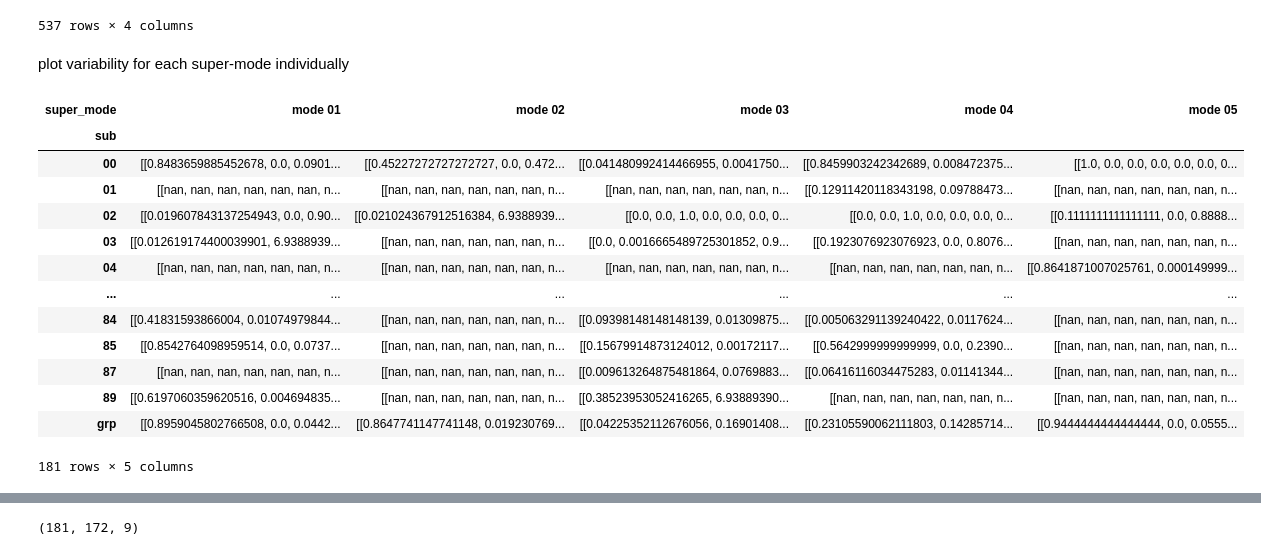
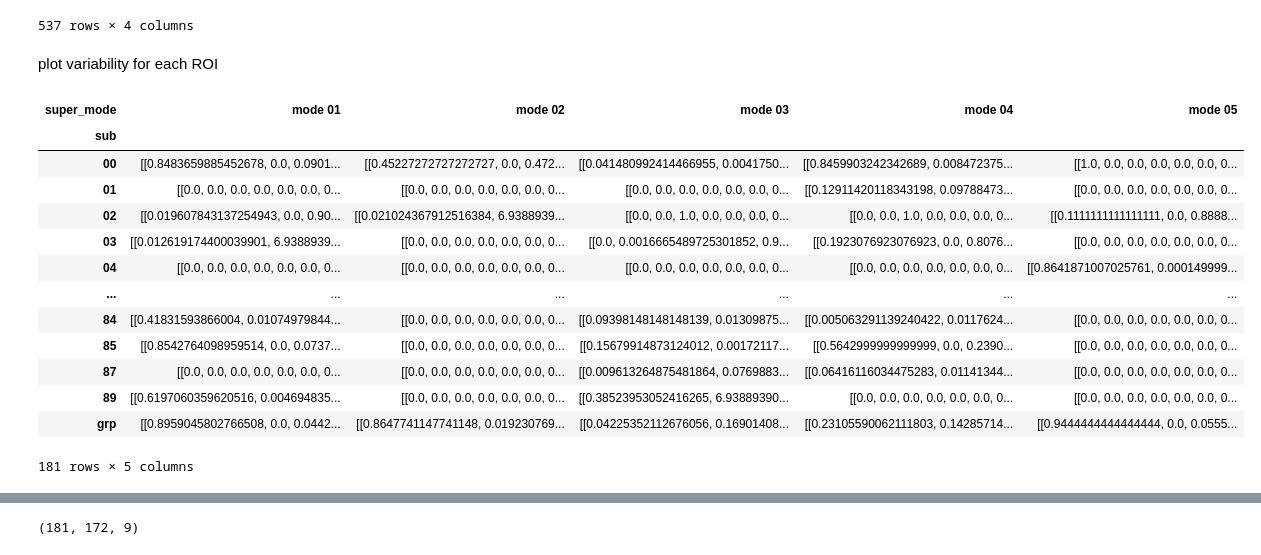
Before and after one commit to govinda-umd/network_estimation, a Jupyter notebook: nb/sep25/02-graph-individual-binary_unit-grp/02iba-desc-visualize-variability-align-modes.ipynb, the cells around one changed output, grey strips where cells are left out. Drawn from its saved outputs; the diff is of its cells as text; code cells hidden in the pictures.

```diff
--- a/nb/sep25/02-graph-individual-binary_unit-grp/02iba-desc-visualize-variability-align-modes.ipynb
+++ b/nb/sep25/02-graph-individual-binary_unit-grp/02iba-desc-visualize-variability-align-modes.ipynb
@@ -282,7 +284,7 @@ aligned_pis_df
 | 536 | grp | mode 05 | [[0.9444444444444444, 0.0, 0.0555... | 0.035825 |
 537 rows × 4 columns
 # %% [markdown]
-plot variability for each super-mode individually
+plot variability for each ROI
 # %%
 all_subs = sorted(aligned_pis_df['sub'].unique())
 all_modes = sorted(aligned_pis_df['super_mode'].unique())
@@ -291,23 +293,24 @@ n_modes = len(all_modes)
 
 sample_pi = aligned_pis_df.iloc[0]['pi_aligned']
 n_rois, n_comms = sample_pi.shape
+zero_matrix = np.zeros((n_rois, n_comms))
 # %%
 wide_df = aligned_pis_df.pivot(index='sub', columns='super_mode', values='pi_aligned')
-wide_df = wide_df.map(lambda x: np.full((n_rois, n_comms), np.nan) if not isinstance(x, np.ndarray) else x)
+wide_df = wide_df.map(lambda x: zero_matrix if not isinstance(x, np.ndarray) else x)
 wide_df
 # %% [output]
 | super_mode | mode 01 | mode 02 | mode 03 | mode 04 | mode 05 |
 | sub |  |  |  |  |  |
 | 00 | [[0.8483659885452678, 0.0, 0.0901... | [[0.45227272727272727, 0.0, 0.472... | [[0.041480992414466955, 0.0041750... | [[0.8459903242342689, 0.008472375... | [[1.0, 0.0, 0.0, 0.0, 0.0, 0.0, 0... |
-| 01 | [[nan, nan, nan, nan, nan, nan, n... | [[nan, nan, nan, nan, nan, nan, n... | [[nan, nan, nan, nan, nan, nan, n... | [[0.12911420118343198, 0.09788473... | [[nan, nan, nan, nan, nan, nan, n... |
+| 01 | [[0.0, 0.0, 0.0, 0.0, 0.0, 0.0, 0... | [[0.0, 0.0, 0.0, 0.0, 0.0, 0.0, 0... | [[0.0, 0.0, 0.0, 0.0, 0.0, 0.0, 0... | [[0.12911420118343198, 0.09788473... | [[0.0, 0.0, 0.0, 0.0, 0.0, 0.0, 0... |
 | 02 | [[0.019607843137254943, 0.0, 0.90... | [[0.021024367912516384, 6.9388939... | [[0.0, 0.0, 1.0, 0.0, 0.0, 0.0, 0... | [[0.0, 0.0, 1.0, 0.0, 0.0, 0.0, 0... | [[0.1111111111111111, 0.0, 0.8888... |
-| 03 | [[0.012619174400039901, 6.9388939... | [[nan, nan, nan, nan, nan, nan, n... | [[0.0, 0.0016665489725301852, 0.9... | [[0.1923076923076923, 0.0, 0.8076... | [[nan, nan, nan, nan, nan, nan, n... |
-| 04 | [[nan, nan, nan, nan, nan, nan, n... | [[nan, nan, nan, nan, nan, nan, n... | [[nan, nan, nan, nan, nan, nan, n... | [[nan, nan, nan, nan, nan, nan, n... | [[0.8641871007025761, 0.000149999... |
+| 03 | [[0.012619174400039901, 6.9388939... | [[0.0, 0.0, 0.0, 0.0, 0.0, 0.0, 0... | [[0.0, 0.0016665489725301852, 0.9... | [[0.1923076923076923, 0.0, 0.8076... | [[0.0, 0.0, 0.0, 0.0, 0.0, 0.0, 0... |
+| 04 | [[0.0, 0.0, 0.0, 0.0, 0.0, 0.0, 0... | [[0.0, 0.0, 0.0, 0.0, 0.0, 0.0, 0... | [[0.0, 0.0, 0.0, 0.0, 0.0, 0.0, 0... | [[0.0, 0.0, 0.0, 0.0, 0.0, 0.0, 0... | [[0.8641871007025761, 0.000149999... |
 | ... | ... | ... | ... | ... | ... |
-| 84 | [[0.41831593866004, 0.01074979844... | [[nan, nan, nan, nan, nan, nan, n... | [[0.09398148148148139, 0.01309875... | [[0.005063291139240422, 0.0117624... | [[nan, nan, nan, nan, nan, nan, n... |
-| 85 | [[0.8542764098959514, 0.0, 0.0737... | [[nan, nan, nan, nan, nan, nan, n... | [[0.15679914873124012, 0.00172117... | [[0.5642999999999999, 0.0, 0.2390... | [[nan, nan, nan, nan, nan, nan, n... |
-| 87 | [[nan, nan, nan, nan, nan, nan, n... | [[nan, nan, nan, nan, nan, nan, n... | [[0.009613264875481864, 0.0769883... | [[0.06416116034475283, 0.01141344... | [[nan, nan, nan, nan, nan, nan, n... |
-| 89 | [[0.6197060359620516, 0.004694835... | [[nan, nan, nan, nan, nan, nan, n... | [[0.38523953052416265, 6.93889390... | [[nan, nan, nan, nan, nan, nan, n... | [[nan, nan, nan, nan, nan, nan, n... |
+| 84 | [[0.41831593866004, 0.01074979844... | [[0.0, 0.0, 0.0, 0.0, 0.0, 0.0, 0... | [[0.09398148148148139, 0.01309875... | [[0.005063291139240422, 0.0117624... | [[0.0, 0.0, 0.0, 0.0, 0.0, 0.0, 0... |
+| 85 | [[0.8542764098959514, 0.0, 0.0737... | [[0.0, 0.0, 0.0, 0.0, 0.0, 0.0, 0... | [[0.15679914873124012, 0.00172117... | [[0.5642999999999999, 0.0, 0.2390... | [[0.0, 0.0, 0.0, 0.0, 0.0, 0.0, 0... |
+| 87 | [[0.0, 0.0, 0.0, 0.0, 0.0, 0.0, 0... | [[0.0, 0.0, 0.0, 0.0, 0.0, 0.0, 0... | [[0.009613264875481864, 0.0769883... | [[0.06416116034475283, 0.01141344... | [[0.0, 0.0, 0.0, 0.0, 0.0, 0.0, 0... |
+| 89 | [[0.6197060359620516, 0.004694835... | [[0.0, 0.0, 0.0, 0.0, 0.0, 0.0, 0... | [[0.38523953052416265, 6.93889390... | [[0.0, 0.0, 0.0, 0.0, 0.0, 0.0, 0... | [[0.0, 0.0, 0.0, 0.0, 0.0, 0.0, 0... |
 | grp | [[0.8959045802766508, 0.0, 0.0442... | [[0.8647741147741148, 0.019230769... | [[0.04225352112676056, 0.16901408... | [[0.23105590062111803, 0.14285714... | [[0.9444444444444444, 0.0, 0.0555... |
 181 rows × 5 columns
 # %%
```
Also changed, not shown: parts of 19 cells of this notebook, 28 other files.
